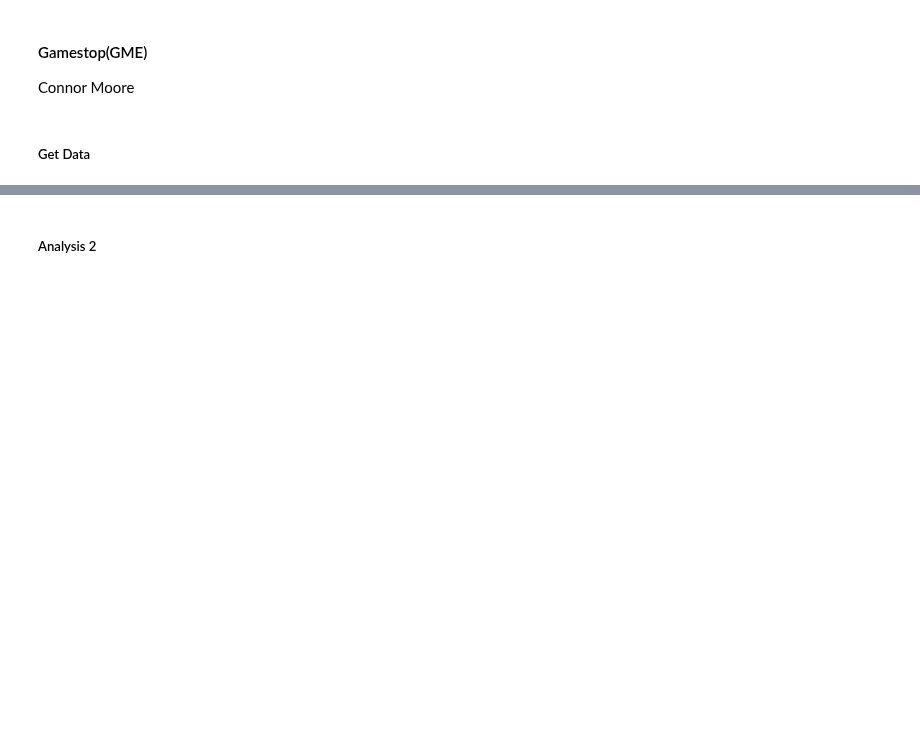
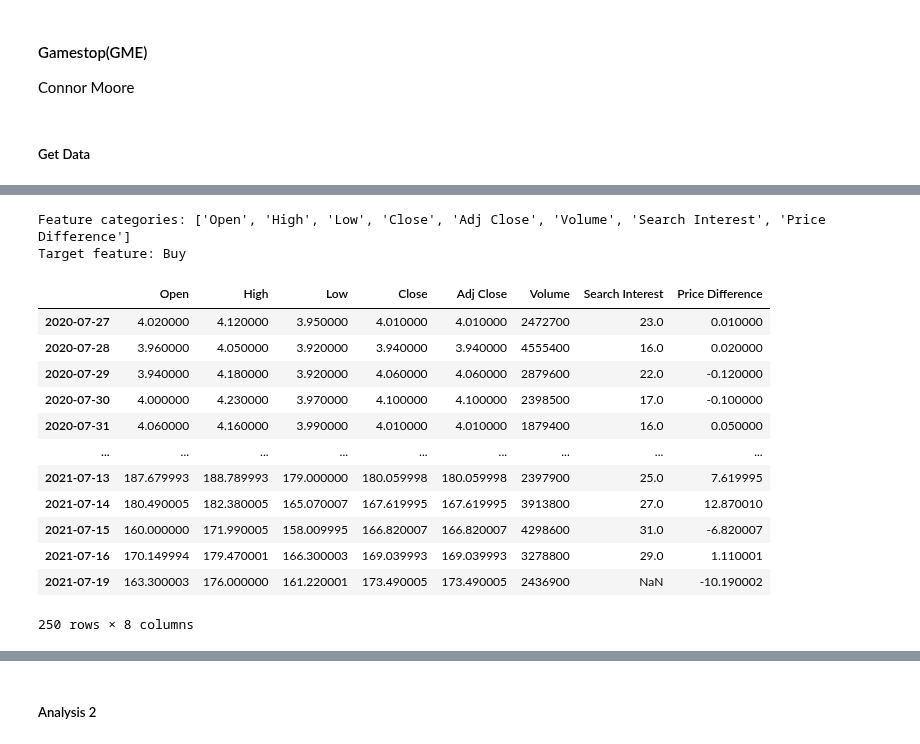
Before and after one commit to atlas125gev/StockProject, a Jupyter notebook: Homework7/Homework7.Final.ipynb, the cells around one changed output, grey strips where cells are left out. Saved outputs shown, nothing was run; the diff lists cells and outputs as text; code cells hidden in the pictures; blank space fills up the shorter version.

```diff
--- a/Homework7/Homework7.Final.ipynb
+++ b/Homework7/Homework7.Final.ipynb
@@ -104,0 +135,13 @@ GME_DF
+# %%
+# Rename search interest
+GME_DF.rename(columns = {"GME": "Search Interest"},inplace = True)
+
+# Add difference
+GME_DF["Price Difference"] = GME_DF["Open"]-GME_DF["Close"]
+
+# Add truth value that determines if we want to buy or not that day
+GME_DF['Buy'] = np.where(GME_DF['Price Difference'] > 0, 1, 0)
+
+# Delete isPartial
+
+del GME_DF['isPartial']
@@ -104,0 +169,29 @@ GME_DF
+# %%
+# Set features to target "Buy"
+
+features = list(GME_DF.columns)
+features.remove("Buy")
+target = "Buy"
+
+print(f"Feature categories: {features}")
+print(f"Target feature: {target}")
+# %% [output]
+Feature categories: ['Open', 'High', 'Low', 'Close', 'Adj Close', 'Volume', 'Search Interest', 'Price Difference']
+Target feature: Buy
+# %%
+X = GME_DF[features]
+X
+# %% [output]
+|  | Open | High | Low | Close | Adj Close | Volume | Search Interest | Price Difference |
+| 2020-07-27 | 4.020000 | 4.120000 | 3.950000 | 4.010000 | 4.010000 | 2472700 | 23.0 | 0.010000 |
+| 2020-07-28 | 3.960000 | 4.050000 | 3.920000 | 3.940000 | 3.940000 | 4555400 | 16.0 | 0.020000 |
+| 2020-07-29 | 3.940000 | 4.180000 | 3.920000 | 4.060000 | 4.060000 | 2879600 | 22.0 | -0.120000 |
+| 2020-07-30 | 4.000000 | 4.230000 | 3.970000 | 4.100000 | 4.100000 | 2398500 | 17.0 | -0.100000 |
+| 2020-07-31 | 4.060000 | 4.160000 | 3.990000 | 4.010000 | 4.010000 | 1879400 | 16.0 | 0.050000 |
+| ... | ... | ... | ... | ... | ... | ... | ... | ... |
+| 2021-07-13 | 187.679993 | 188.789993 | 179.000000 | 180.059998 | 180.059998 | 2397900 | 25.0 | 7.619995 |
+| 2021-07-14 | 180.490005 | 182.380005 | 165.070007 | 167.619995 | 167.619995 | 3913800 | 27.0 | 12.870010 |
+| 2021-07-15 | 160.000000 | 171.990005 | 158.009995 | 166.820007 | 166.820007 | 4298600 | 31.0 | -6.820007 |
+| 2021-07-16 | 170.149994 | 179.470001 | 166.300003 | 169.039993 | 169.039993 | 3278800 | 29.0 | 1.110001 |
+| 2021-07-19 | 163.300003 | 176.000000 | 161.220001 | 173.490005 | 173.490005 | 2436900 | NaN | -10.190002 |
+250 rows × 8 columns
```
Also changed, not shown: parts of 75 cells of this notebook, 3 other files.
